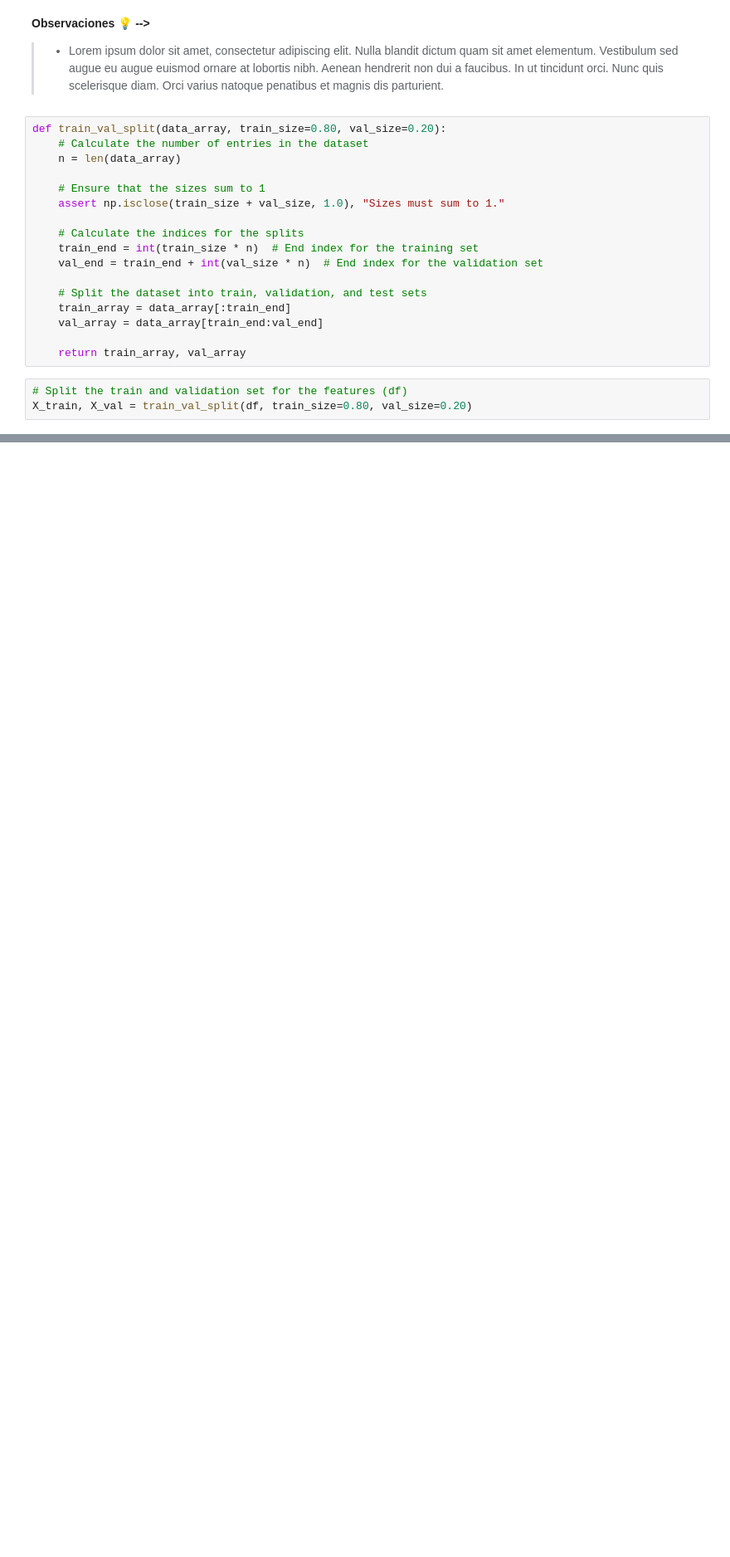
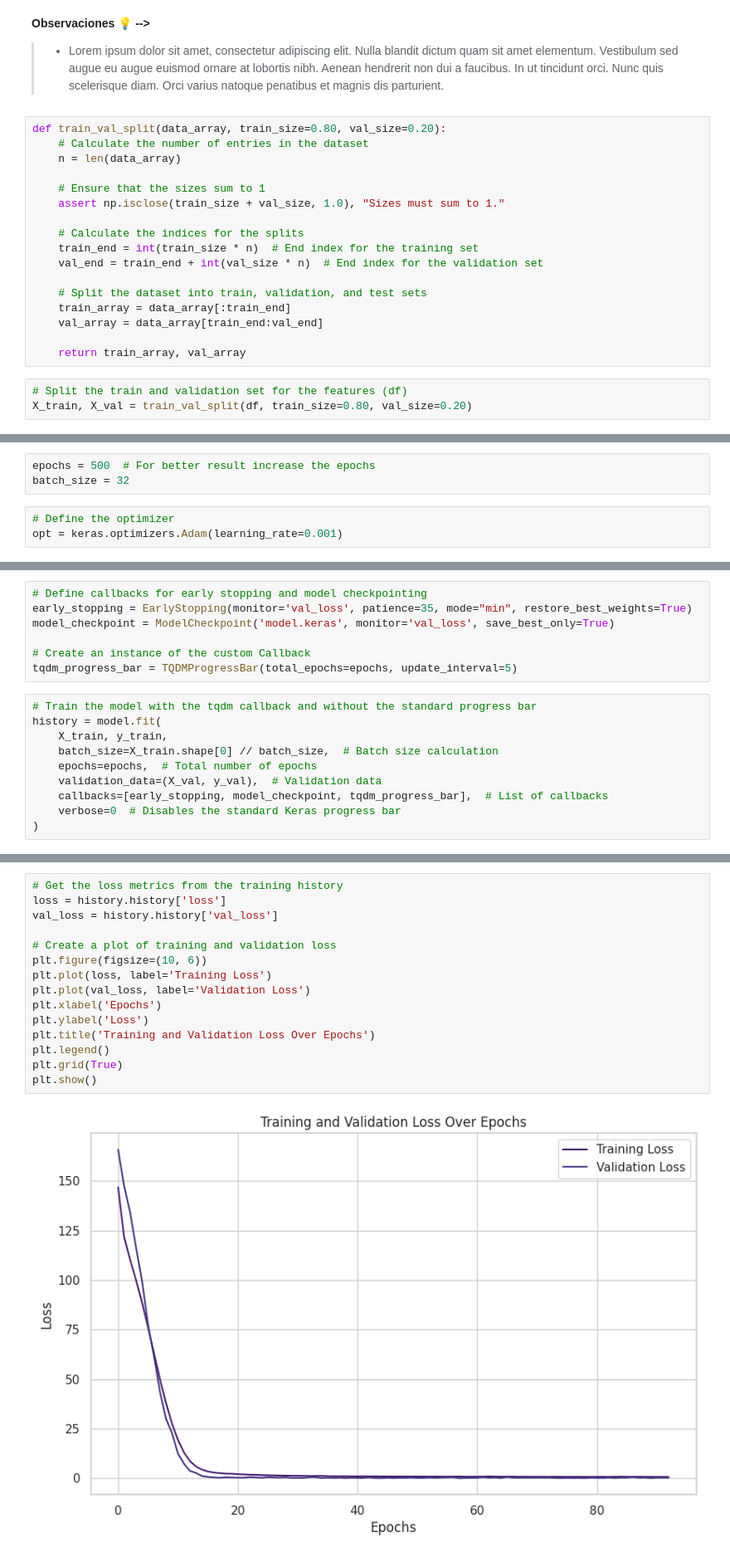
Before and after one commit to Andrea-gt/pressure-prediction, a Jupyter notebook: pressure_prediction.ipynb, the cells around one changed output, grey strips where cells are left out. Shown at 83% size. Cells and saved outputs as stored; diff of their text form; blank space fills up the shorter version.

```diff
--- a/pressure_prediction.ipynb
+++ b/pressure_prediction.ipynb
@@ -849,0 +900,6 @@ Shape of X_val (features): (15090, 80, 48)
+# %%
+epochs = 500  # For better result increase the epochs
+batch_size = 32
+# %%
+# Define the optimizer
+opt = keras.optimizers.Adam(learning_rate=0.001)
@@ -849,0 +995,17 @@ Shape of X_val (features): (15090, 80, 48)
+# %%
+# Define callbacks for early stopping and model checkpointing
+early_stopping = EarlyStopping(monitor='val_loss', patience=35, mode="min", restore_best_weights=True)
+model_checkpoint = ModelCheckpoint('model.keras', monitor='val_loss', save_best_only=True)
+
+# Create an instance of the custom Callback
+tqdm_progress_bar = TQDMProgressBar(total_epochs=epochs, update_interval=5)
+# %%
+# Train the model with the tqdm callback and without the standard progress bar
+history = model.fit(
+    X_train, y_train,
+    batch_size=X_train.shape[0] // batch_size,  # Batch size calculation
+    epochs=epochs,  # Total number of epochs
+    validation_data=(X_val, y_val),  # Validation data
+    callbacks=[early_stopping, model_checkpoint, tqdm_progress_bar],  # List of callbacks
+    verbose=0  # Disables the standard Keras progress bar
+)
@@ -849,0 +1035,17 @@ Shape of X_val (features): (15090, 80, 48)
+# %%
+# Get the loss metrics from the training history
+loss = history.history['loss']
+val_loss = history.history['val_loss']
+
+# Create a plot of training and validation loss
+plt.figure(figsize=(10, 6))
+plt.plot(loss, label='Training Loss')
+plt.plot(val_loss, label='Validation Loss')
+plt.xlabel('Epochs')
+plt.ylabel('Loss')
+plt.title('Training and Validation Loss Over Epochs')
+plt.legend()
+plt.grid(True)
+plt.show()
+# %% [output]
+[figure, added]
```
Also changed, not shown: parts of 30 cells of this notebook.
